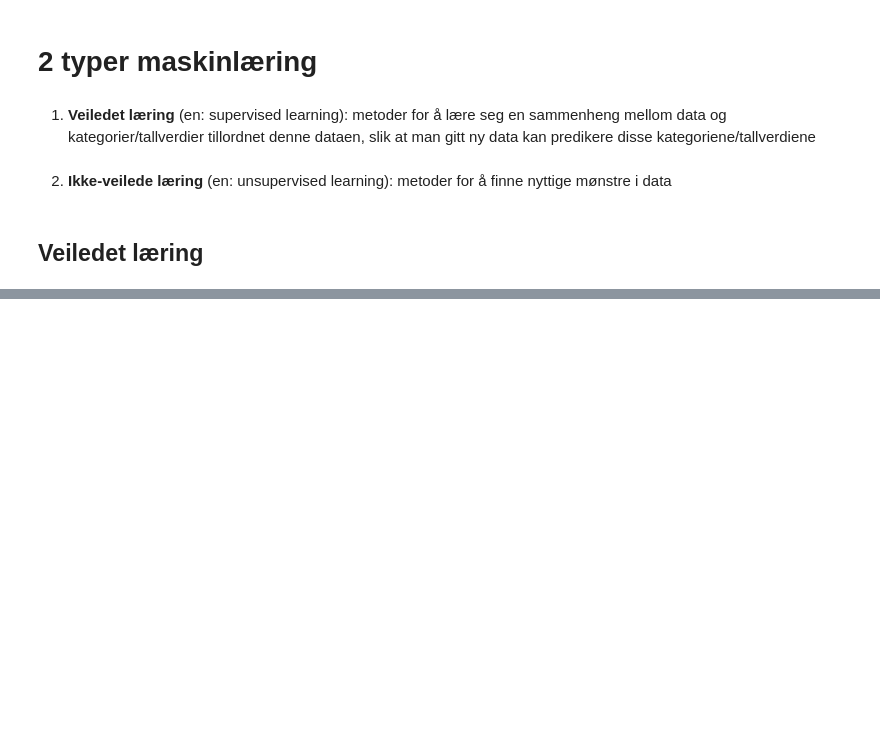
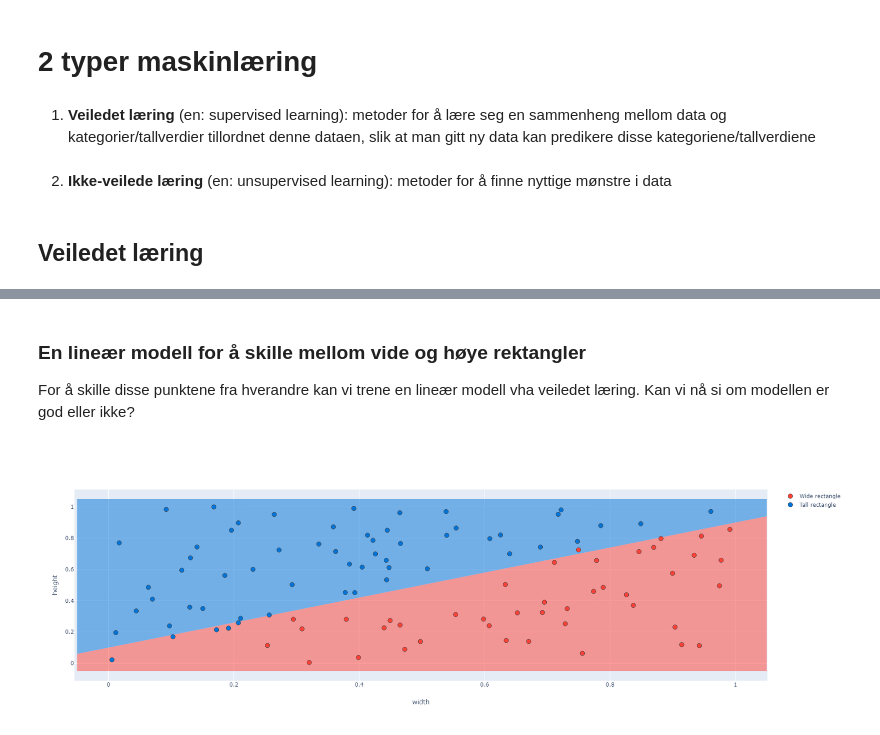
Before and after one commit to peterts/nlp-intro, a Jupyter notebook: notebooks/Presentation.ipynb, the cells around one changed output, grey strips where cells are left out. Cells and saved outputs as stored; diff of their text form; code cells hidden in the pictures; blank space fills up the shorter version.

```diff
--- a/notebooks/Presentation.ipynb
+++ b/notebooks/Presentation.ipynb
@@ -49,0 +108,11 @@ array([[0.96868345, 0.59288777],
+# %% [markdown]
+### En lineær modell for å skille mellom vide og høye rektangler
+
+For å skille disse punktene fra hverandre kan vi trene en lineær modell vha veiledet læring. Kan vi nå si om modellen er god eller ikke?
+# %%
+lin_model = lambda x: 0.8*x + 0.1
+plotter.enable_model_areas()
+plotter.update_model_area_plots(lin_model)
+plotter()
+# %% [output]
+[figure, added]
```
Also changed, not shown: parts of 34 cells of this notebook, 9 other files.
